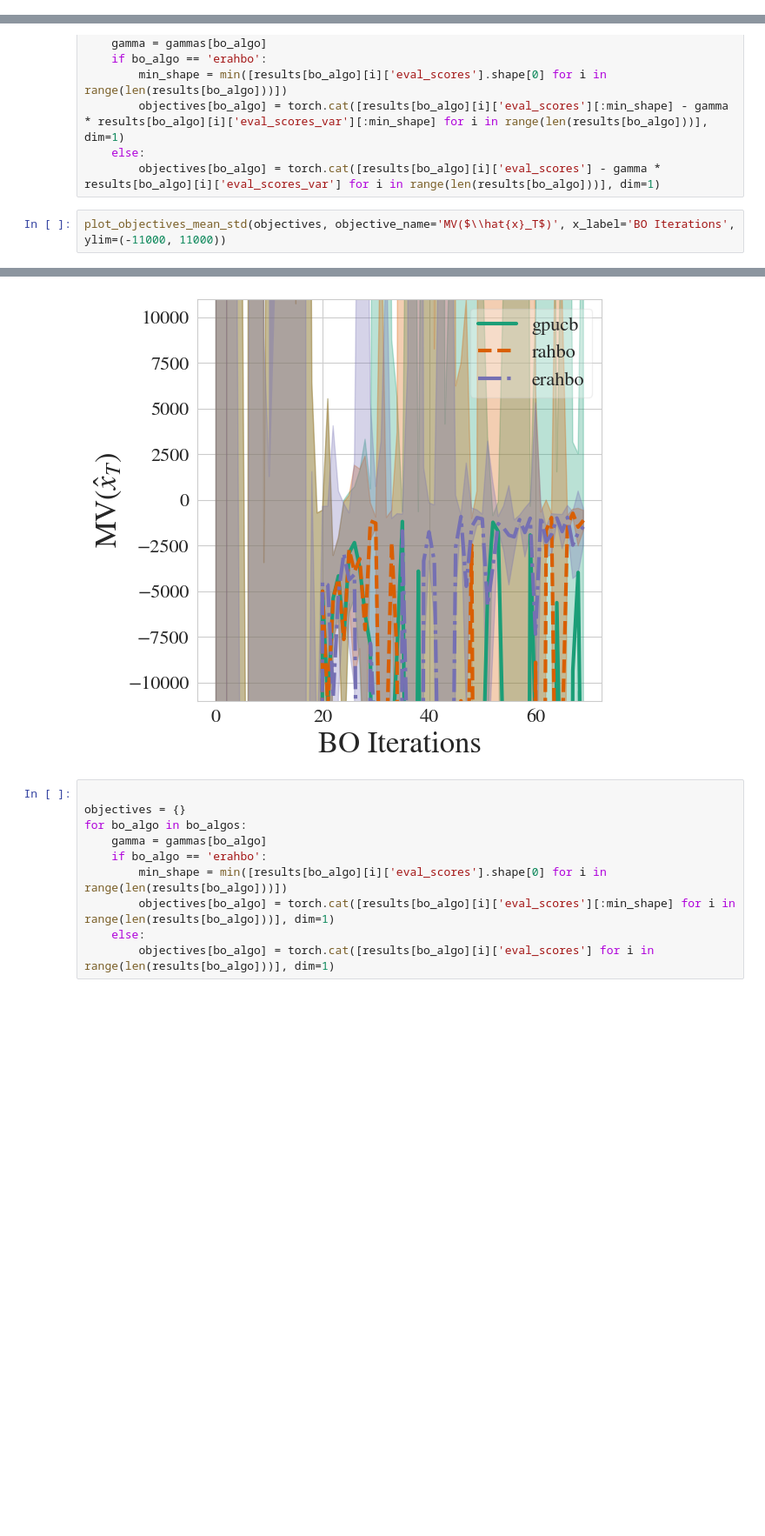
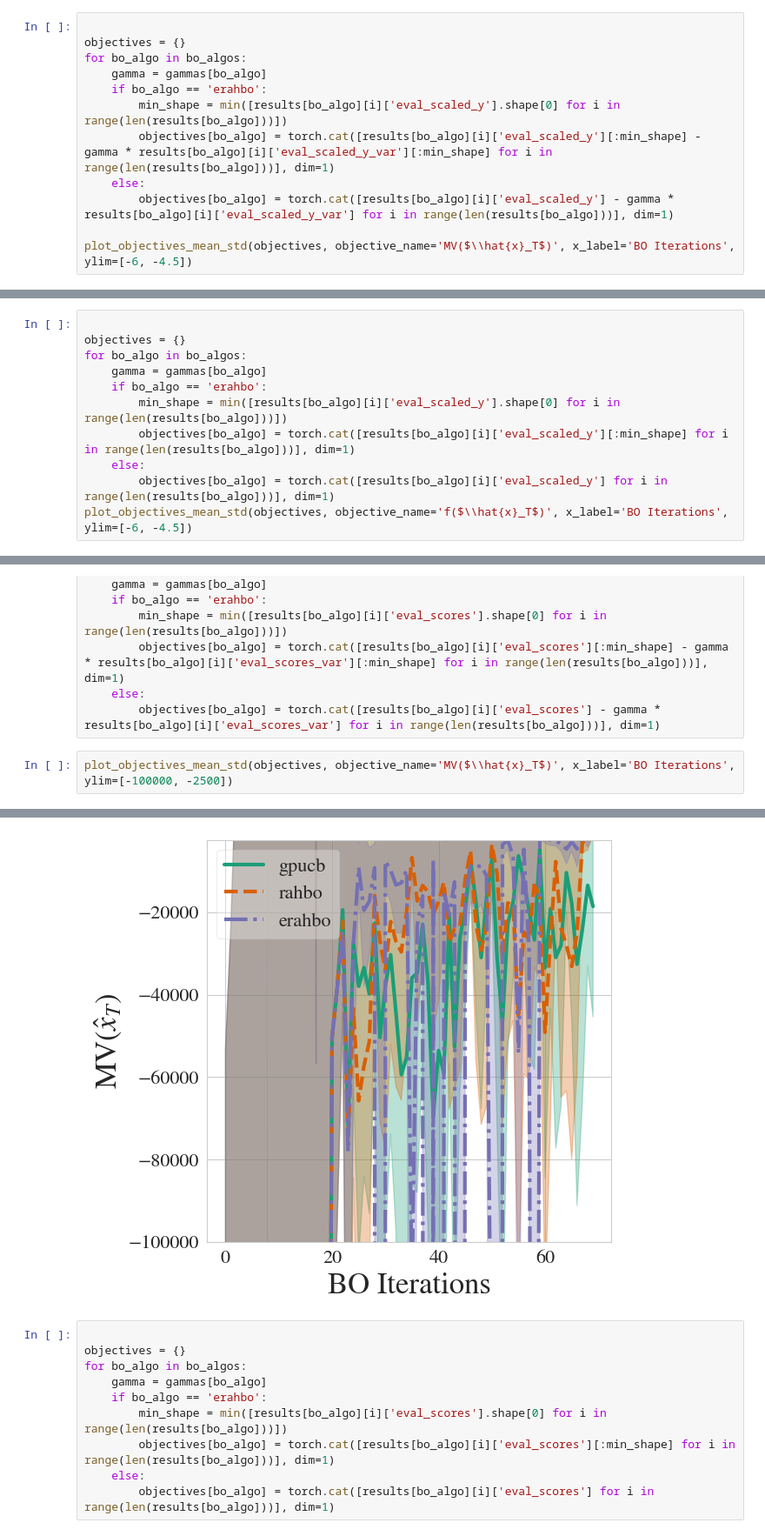
Before and after one commit to middleyuan/risk-averse-hetero-bo, a Jupyter notebook: ipynbs/erahbo_rl.ipynb, the cells around one changed output, grey strips where cells are left out. Shown at 87% size. Cells and saved outputs as stored; diff of their text form; blank space fills up the shorter version.

```diff
--- a/ipynbs/erahbo_rl.ipynb
+++ b/ipynbs/erahbo_rl.ipynb
@@ -151,0 +213,12 @@ plot_objectives_mean_std(objectives, objective_name='f($\\hat{x}_T$)', x_label='
+# %%
+
+objectives = {}
+for bo_algo in bo_algos:
+    gamma = gammas[bo_algo]
+    if bo_algo == 'erahbo':
+        min_shape = min([results[bo_algo][i]['eval_scaled_y'].shape[0] for i in range(len(results[bo_algo]))])
+        objectives[bo_algo] = torch.cat([results[bo_algo][i]['eval_scaled_y'][:min_shape] - gamma * results[bo_algo][i]['eval_scaled_y_var'][:min_shape] for i in range(len(results[bo_algo]))], dim=1)
+    else:
+        objectives[bo_algo] = torch.cat([results[bo_algo][i]['eval_scaled_y'] - gamma * results[bo_algo][i]['eval_scaled_y_var'] for i in range(len(results[bo_algo]))], dim=1)
+
+plot_objectives_mean_std(objectives, objective_name='MV($\\hat{x}_T$)', x_label='BO Iterations', ylim=[-6, -4.5])
@@ -151,0 +229,11 @@ plot_objectives_mean_std(objectives, objective_name='f($\\hat{x}_T$)', x_label='
+# %%
+
+objectives = {}
+for bo_algo in bo_algos:
+    gamma = gammas[bo_algo]
+    if bo_algo == 'erahbo':
+        min_shape = min([results[bo_algo][i]['eval_scaled_y'].shape[0] for i in range(len(results[bo_algo]))])
+        objectives[bo_algo] = torch.cat([results[bo_algo][i]['eval_scaled_y'][:min_shape] for i in range(len(results[bo_algo]))], dim=1)
+    else:
+        objectives[bo_algo] = torch.cat([results[bo_algo][i]['eval_scaled_y'] for i in range(len(results[bo_algo]))], dim=1)
+plot_objectives_mean_std(objectives, objective_name='f($\\hat{x}_T$)', x_label='BO Iterations', ylim=[-6, -4.5])
@@ -160,11 +252,11 @@ for bo_algo in bo_algos:
     else:
         objectives[bo_algo] = torch.cat([results[bo_algo][i]['eval_scores'] - gamma * results[bo_algo][i]['eval_scores_var'] for i in range(len(results[bo_algo]))], dim=1)
 # %%
-plot_objectives_mean_std(objectives, objective_name='MV($\\hat{x}_T$)', x_label='BO Iterations', ylim=(-11000, 11000))
+plot_objectives_mean_std(objectives, objective_name='MV($\\hat{x}_T$)', x_label='BO Iterations', ylim=[-100000, -2500])
 # %% [output]
 (<Figure size 600x600 with 1 Axes>,
  <AxesSubplot:xlabel='BO Iterations', ylabel='MV($\\hat{x}_T$)'>)
-[figure, old version]
+[figure, new version]
 # %%
 
 objectives = {}
```
Also changed, not shown: parts of 15 cells of this notebook, 2 other files.
